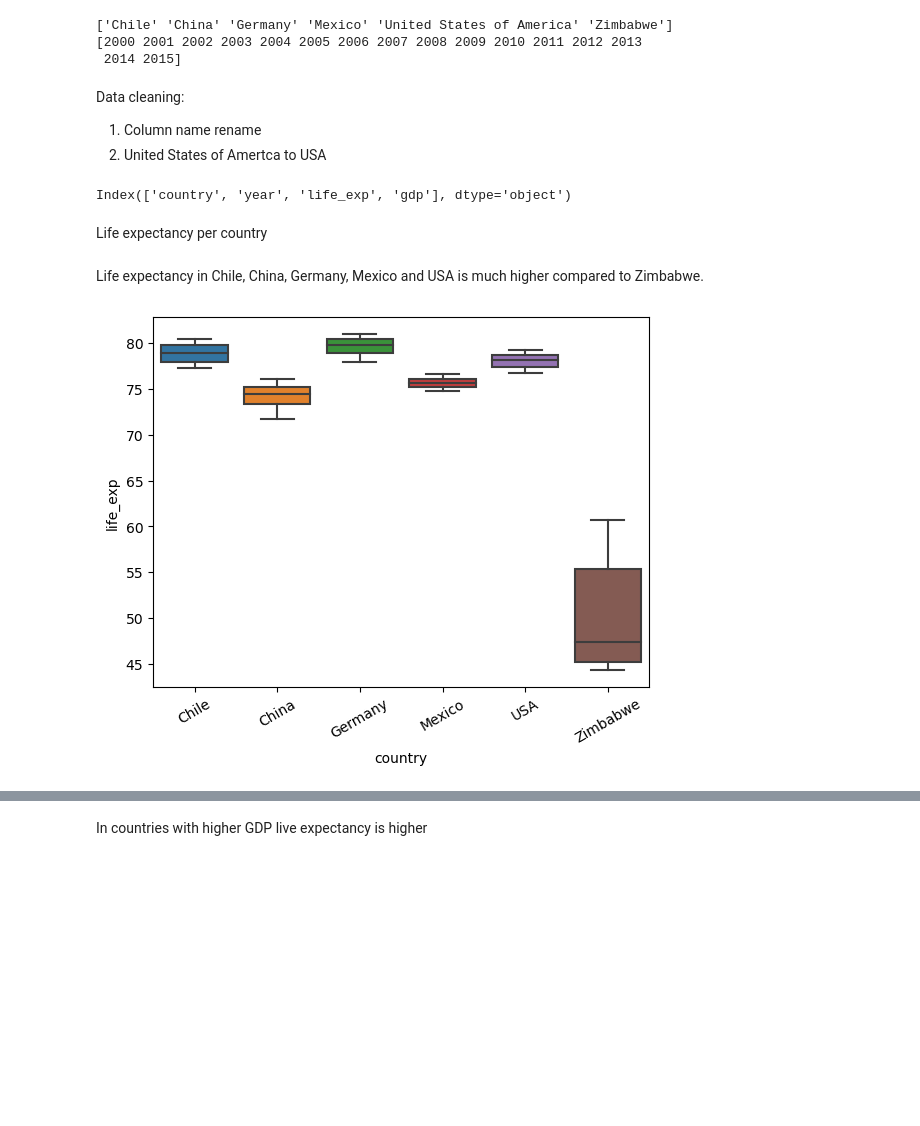
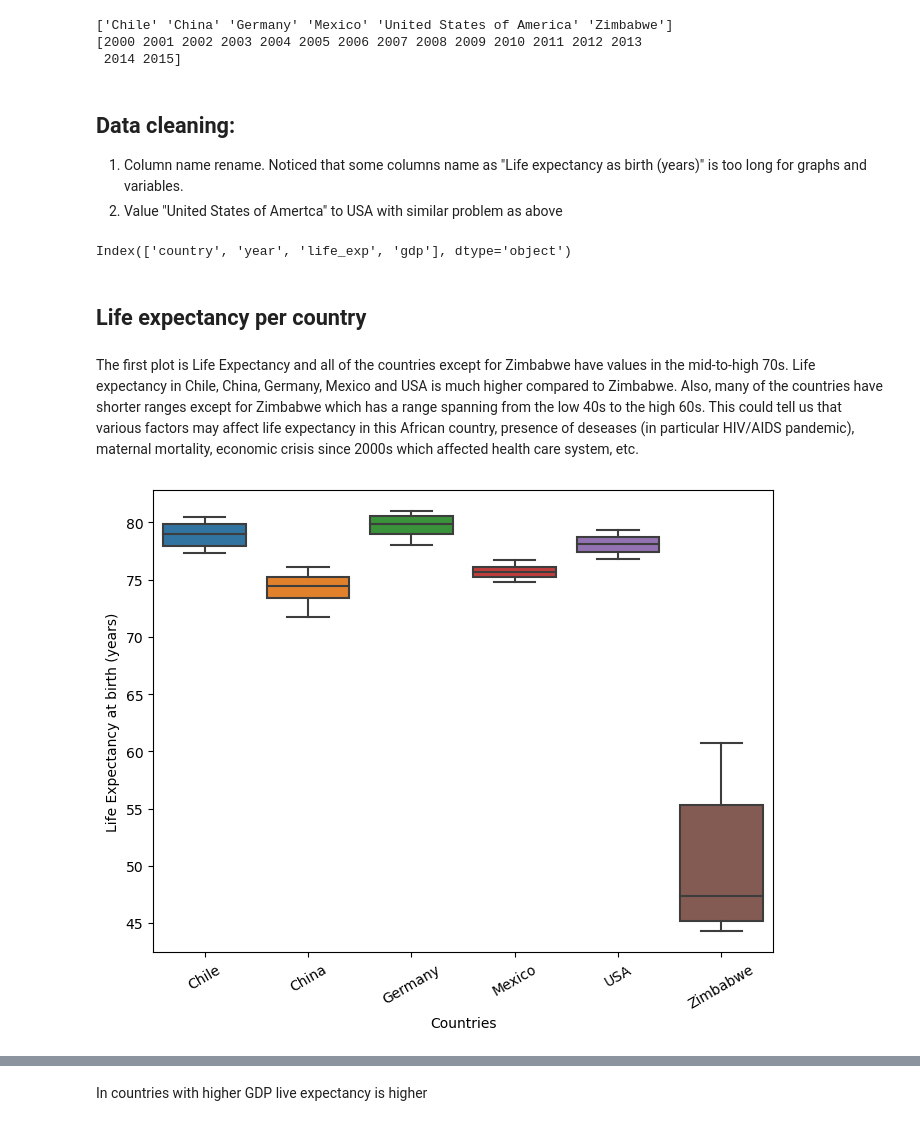
Before and after one commit to MrSpinoza/Life-Expectancy-and-GDP-Starter, a Jupyter notebook: life_expectancy_gdp.ipynb, the cells around one changed output, grey strips where cells are left out. Saved outputs shown, nothing was run; the diff lists cells and outputs as text; code cells hidden in the pictures; blank space fills up the shorter version.

```diff
--- a/life_expectancy_gdp.ipynb
+++ b/life_expectancy_gdp.ipynb
@@ -48,9 +76,9 @@ print(data.Year.unique())
 [2000 2001 2002 2003 2004 2005 2006 2007 2008 2009 2010 2011 2012 2013
  2014 2015]
 # %% [markdown]
-Data cleaning:
-1. Column name rename
-2. United States of Amertca to USA
+## Data cleaning:
+1. Column name rename. Noticed that some columns name as "Life expectancy as birth (years)" is too long for graphs and variables.
+2. Value "United States of Amertca" to USA with similar problem as above
 # %%
 data.rename(columns={"Country":"country", "Year":"year","Life expectancy at birth (years)":"life_exp", "GDP":"gdp"}, inplace=True)
 data.country= data.country.replace({"United States of America": "USA"})
@@ -58,12 +86,17 @@ data.columns
 # %% [output]
 Index(['country', 'year', 'life_exp', 'gdp'], dtype='object')
 # %% [markdown]
-Life expectancy per country
+## Life expectancy per country
-# %% [markdown]
-Life expectancy in Chile, China, Germany, Mexico and USA is much higher compared to Zimbabwe.
+# %% [markdown]
+The first plot is Life Expectancy and all of the countries except for Zimbabwe have values in the mid-to-high 70s.
+Life expectancy in Chile, China, Germany, Mexico and USA is much higher compared to Zimbabwe.
+Also, many of the countries have shorter ranges except for Zimbabwe which has a range spanning from the low 40s to the high 60s. This could tell us that various factors may affect life expectancy in this African country, presence of deseases (in particular HIV/AIDS  pandemic), maternal mortality,  economic crisis since 2000s which affected health care system, etc.
 # %%
+plt.figure(figsize=(8,6))
 sns.boxplot(data=data, x=data.country, y=data.life_exp)
 plt.xticks(rotation=30)
+plt.ylabel("Life Expectancy at birth (years)")
+plt.xlabel("Countries")
 plt.show()
 # %% [output]
-[figure, old version]
+[figure, new version]
```
Also changed, not shown: parts of 27 cells of this notebook.
